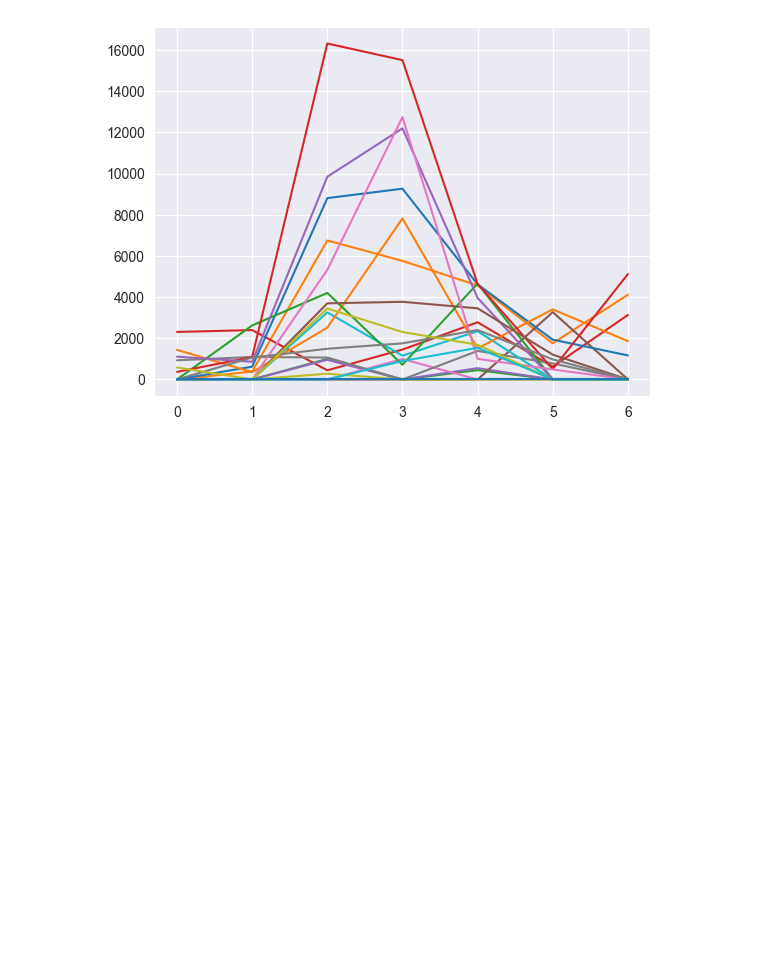
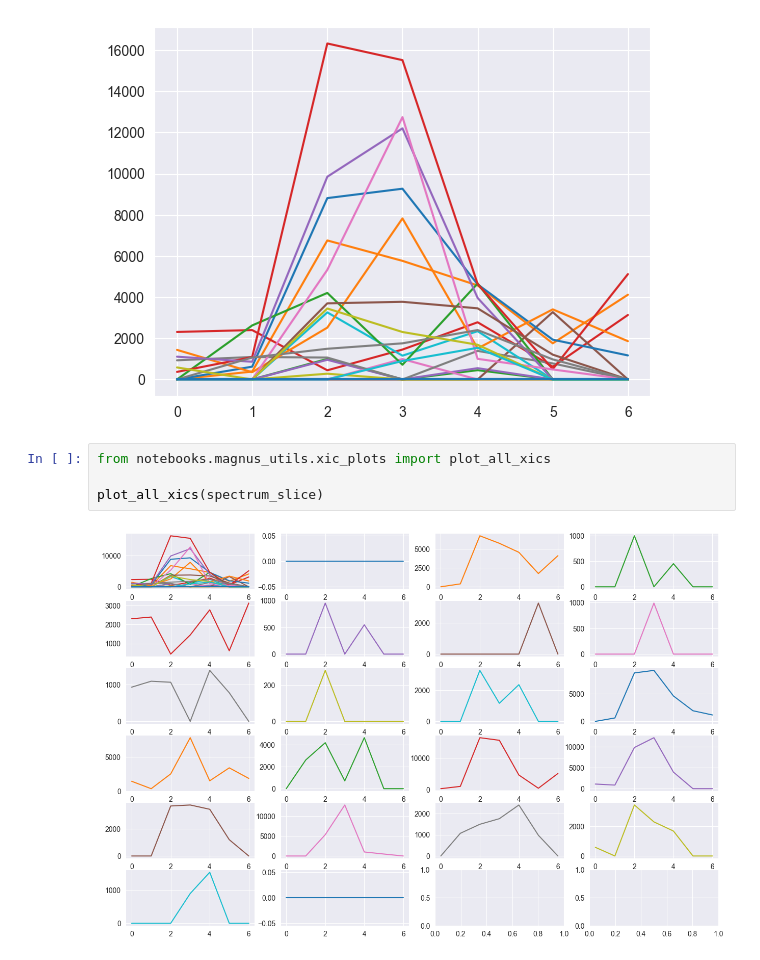
Before and after one commit to GeorgWa/alphadia-validate, a Jupyter notebook: notebooks/showcase.ipynb, the cells around one changed output. Cells and saved outputs as stored; diff of their text form; blank space fills up the shorter version.

```diff
--- a/notebooks/showcase.ipynb
+++ b/notebooks/showcase.ipynb
@@ -47,3 +47,9 @@ from notebooks.showcase.plots_original import plot_simple_xic
 plot_simple_xic(spectrum_slice)
 # %% [output]
 [figure]
+# %%
+from notebooks.magnus_utils.xic_plots import plot_all_xics
+
+plot_all_xics(spectrum_slice)
+# %% [output]
+[figure, added]
```
Also changed, not shown: parts of 1 cell of this notebook.
